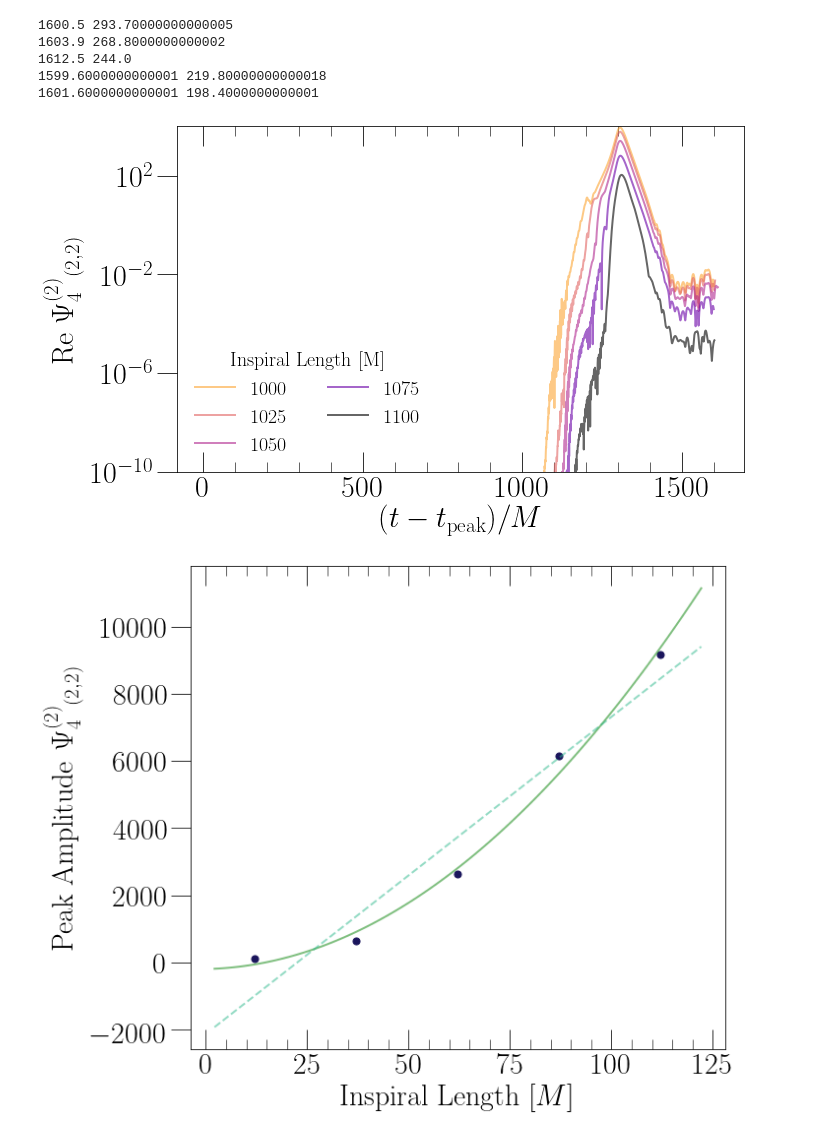
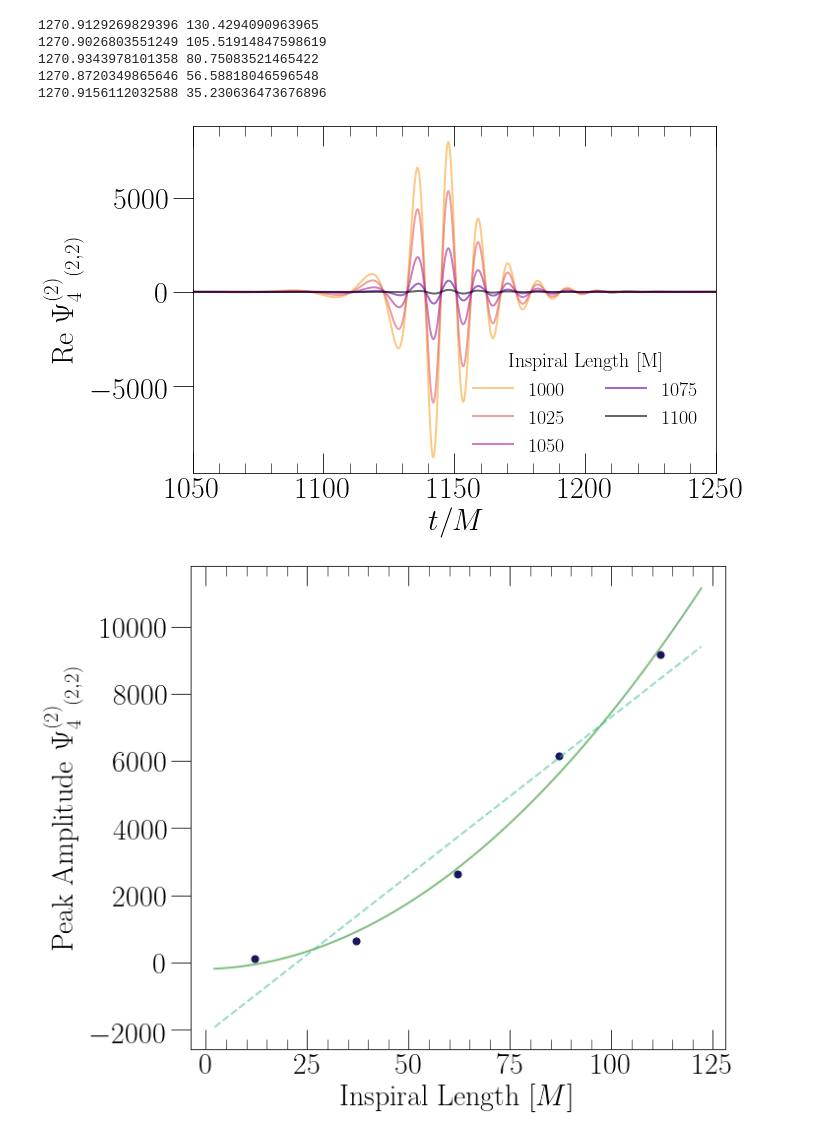
Before and after one commit to mariaokounkova/EDGB, a Jupyter notebook: NonSpinning/EDGB_GW.ipynb, the cells around one changed output. Saved outputs shown, nothing was run; the diff lists cells and outputs as text; code cells hidden in the pictures.

Commit message:
Plotting: Secular plot with extrapolated waveforms

```diff
--- a/NonSpinning/EDGB_GW.ipynb
+++ b/NonSpinning/EDGB_GW.ipynb
@@ -144,47 +144,47 @@ def SecularRegimePlot():
 
     for start, color in zip(start_arr, colors):
 
         ## Get the extrapolated waveforms
-        p = "/Users/mokounkova/EDGB/NonSpinning/Data/" + str(start) + "/Ev/JoinedLev0/"
-        time, data = GethPsi4Mode(p, radius=10)
+        p = "/Users/mokounkova/EDGB/NonSpinning/Data/" + str(start) + "/BBH_SKS_d10.8_q1_sA_0_0_0_sB_0_0_0/Lev0/"
+        time, data = GethPsi4ModeExtrapolated(p)
 
         ## Let's calculate the length until the merger time
         t_peak = GetPeakTimeMode(time, data)
         length = t_peak - start - ramp/2.0
         print(time[-1], length)
 
         #time = SubtractPeakTimeMode(time, data)
         #time, data = CutTimes(time, data, 1000, 1300)
 
         lw = 2.0
         ls='-'
         if start == start_arr[-1]:
             color = 'black'
             lw = 2.0
             ls='--'
-        ax.plot(time, np.abs(data), color = color, label="%d" % start, lw=lw, alpha=0.6)
+        ax.plot(time, data, color = color, label="%d" % start, lw=lw, alpha=0.6)
 
-    legend = ax.legend(fontsize=20, loc='lower left', frameon=False, ncol=2, \
+    legend = ax.legend(fontsize=20, loc='best', frameon=False, ncol=2, \
               title='Inspiral Length [M]')
     plt.setp(legend.get_title(),fontsize=20)
     ax.set_ylabel('Re $\Psi_4^{(2)} {}_{(2,2)}$', fontsize=30)
-    #ax.set_xlim(-100, 100)
-    ax.set_yscale('log')
-    ax.set_ylim(1e-10, 1e4)
+    ax.set_xlim(1050, 1250)
+    #ax.set_yscale('log')
+    #ax.set_ylim(1e-10, 1e4)
 
-    ax.set_xlabel('$(t - t_\mathrm{peak})/M$', fontsize=30)
+    ax.set_xlabel('$t/M$', fontsize=30)
     plt.tight_layout()
     plt.savefig(figname + '.pdf')
     plt.show()
 
 SecularRegimePlot()
 # %% [output]
-1600.5 293.70000000000005
-1603.9 268.8000000000002
-1612.5 244.0
-1599.6000000000001 219.80000000000018
-1601.6000000000001 198.4000000000001
+1270.9129269829396 130.4294090963965
+1270.9026803551249 105.51914847598619
+1270.9343978101358 80.75083521465422
+1270.8720349865646 56.58818046596548
+1270.9156112032588 35.230636473676896
-[figure, old version]
+[figure, new version]
 # %%
 ## Plot around t_s = 2100
 def LIGOBucketPlot():
```
